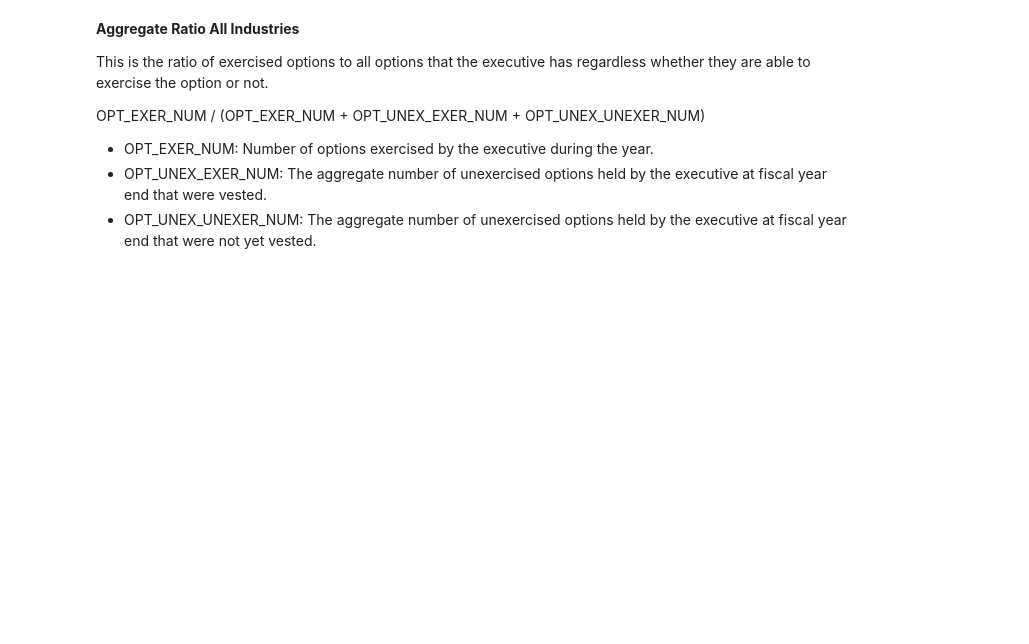
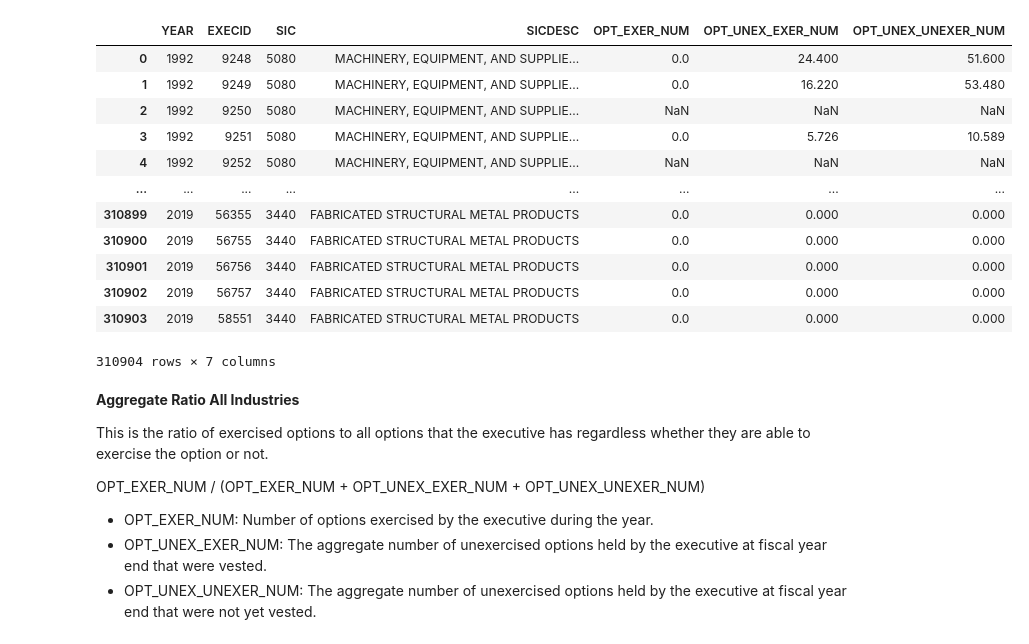
Before and after one commit to hessjacob/execucomp-boardex-project, a Jupyter notebook: ExecuComp/exercised granted ratio.ipynb, the cells around one changed output. Cells and saved outputs as stored; diff of their text form; code cells hidden in the pictures; blank space fills up the shorter version.

```diff
--- a/ExecuComp/exercised granted ratio.ipynb
+++ b/ExecuComp/exercised granted ratio.ipynb
@@ -1,11 +1,26 @@
 # %%
 %reset -f
 import pandas as pd
 import matplotlib.pyplot as plt
 import numpy as np
 
 df_main = pd.read_csv('anncomp_full_data.csv')
-df_small = df_main[['YEAR', 'SIC', 'SICDESC', 'OPT_EXER_NUM', 'OPT_UNEX_EXER_NUM', 'OPT_UNEX_UNEXER_NUM']]
+df_small = df_main[['YEAR', 'EXECID','SIC', 'SICDESC', 'OPT_EXER_NUM', 'OPT_UNEX_EXER_NUM', 'OPT_UNEX_UNEXER_NUM']]
+df_small
+# %% [output]
+|  | YEAR | EXECID | SIC | SICDESC | OPT_EXER_NUM | OPT_UNEX_EXER_NUM | OPT_UNEX_UNEXER_NUM |
+| 0 | 1992 | 9248 | 5080 | MACHINERY, EQUIPMENT, AND SUPPLIE... | 0.0 | 24.400 | 51.600 |
+| 1 | 1992 | 9249 | 5080 | MACHINERY, EQUIPMENT, AND SUPPLIE... | 0.0 | 16.220 | 53.480 |
+| 2 | 1992 | 9250 | 5080 | MACHINERY, EQUIPMENT, AND SUPPLIE... | NaN | NaN | NaN |
+| 3 | 1992 | 9251 | 5080 | MACHINERY, EQUIPMENT, AND SUPPLIE... | 0.0 | 5.726 | 10.589 |
+| 4 | 1992 | 9252 | 5080 | MACHINERY, EQUIPMENT, AND SUPPLIE... | NaN | NaN | NaN |
+| ... | ... | ... | ... | ... | ... | ... | ... |
+| 310899 | 2019 | 56355 | 3440 | FABRICATED STRUCTURAL METAL PRODUCTS | 0.0 | 0.000 | 0.000 |
+| 310900 | 2019 | 56755 | 3440 | FABRICATED STRUCTURAL METAL PRODUCTS | 0.0 | 0.000 | 0.000 |
+| 310901 | 2019 | 56756 | 3440 | FABRICATED STRUCTURAL METAL PRODUCTS | 0.0 | 0.000 | 0.000 |
+| 310902 | 2019 | 56757 | 3440 | FABRICATED STRUCTURAL METAL PRODUCTS | 0.0 | 0.000 | 0.000 |
+| 310903 | 2019 | 58551 | 3440 | FABRICATED STRUCTURAL METAL PRODUCTS | 0.0 | 0.000 | 0.000 |
+310904 rows × 7 columns
 # %% [markdown]
 **Aggregate Ratio All Industries**
 
```
Also changed, not shown: parts of 2 cells of this notebook.
